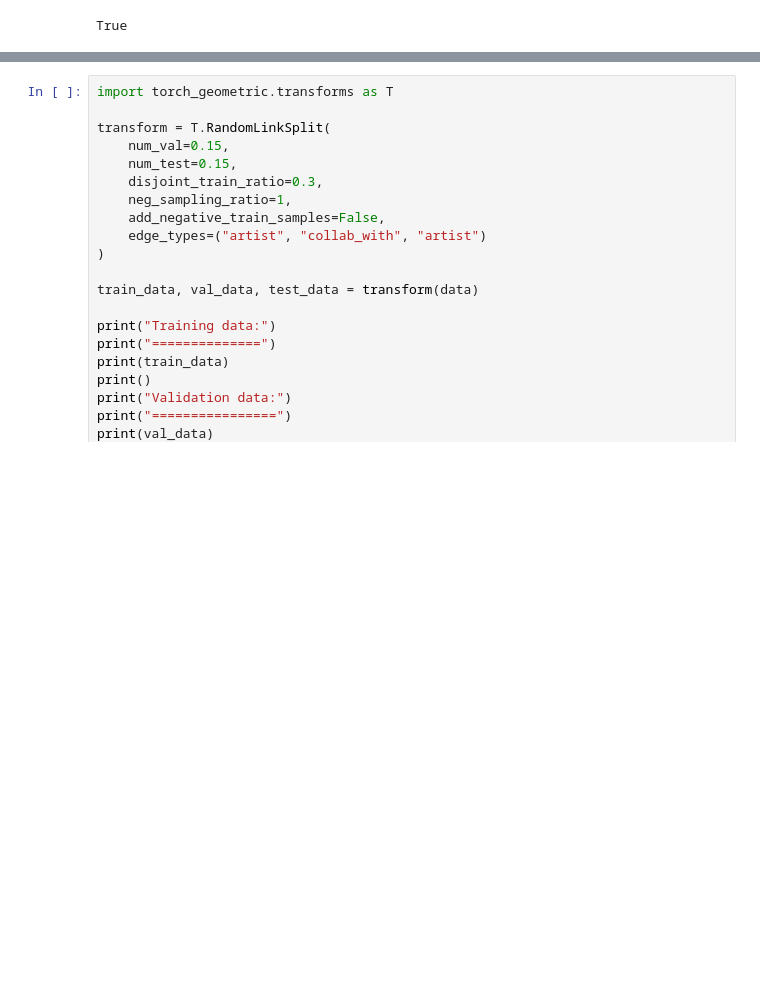
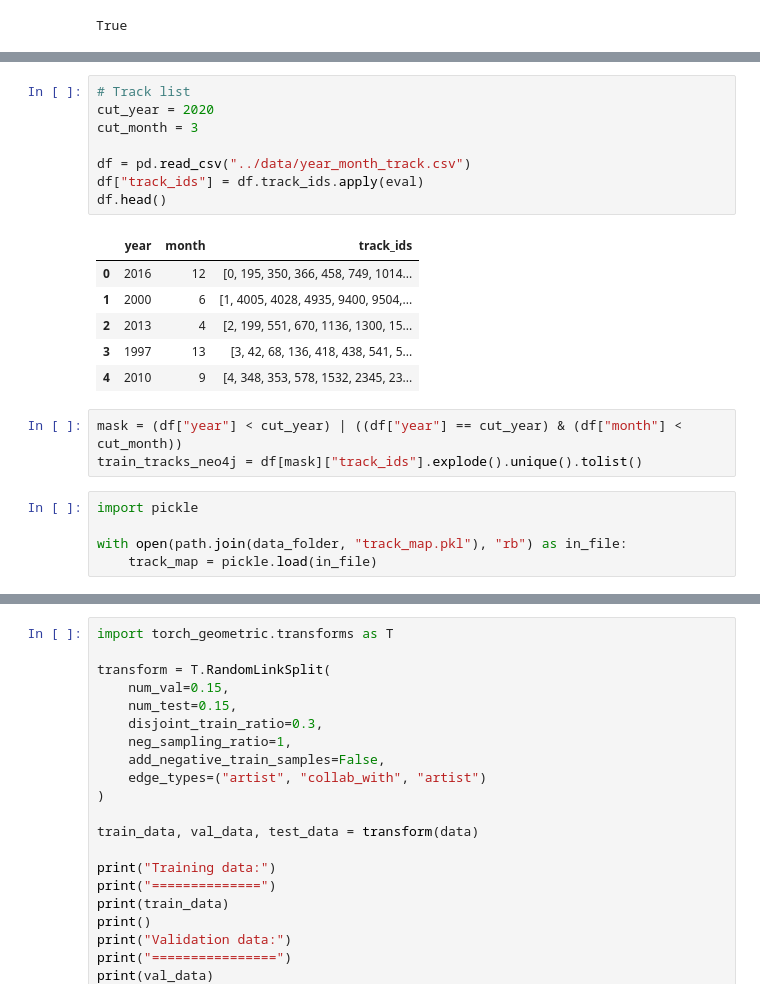
Before and after one commit to aleferu/musicbrainz, a Jupyter notebook: pyg_experiments/train.ipynb, the cells around one changed output, grey strips where cells are left out. Cells and saved outputs as stored; diff of their text form; blank space fills up the shorter version.

Commit message:
feat: trying to do the train thingy (wip)

```diff
--- a/pyg_experiments/train.ipynb
+++ b/pyg_experiments/train.ipynb
@@ -212,3 +202,26 @@ Subgraph tag tensor shape: torch.Size([23, 24])
 
 
 Validation successful.
+# %%
+# Track list
+cut_year = 2020
+cut_month = 3
+
+df = pd.read_csv("../data/year_month_track.csv")
+df["track_ids"] = df.track_ids.apply(eval)
+df.head()
+# %% [output]
+|  | year | month | track_ids |
+| 0 | 2016 | 12 | [0, 195, 350, 366, 458, 749, 1014... |
+| 1 | 2000 | 6 | [1, 4005, 4028, 4935, 9400, 9504,... |
+| 2 | 2013 | 4 | [2, 199, 551, 670, 1136, 1300, 15... |
+| 3 | 1997 | 13 | [3, 42, 68, 136, 418, 438, 541, 5... |
+| 4 | 2010 | 9 | [4, 348, 353, 578, 1532, 2345, 23... |
+# %%
+mask = (df["year"] < cut_year) | ((df["year"] == cut_year) & (df["month"] < cut_month))
+train_tracks_neo4j = df[mask]["track_ids"].explode().unique().tolist()
+# %%
+import pickle
+
+with open(path.join(data_folder, "track_map.pkl"), "rb") as in_file:
+    track_map = pickle.load(in_file)
```
Also changed, not shown: parts of 5 cells of this notebook.
